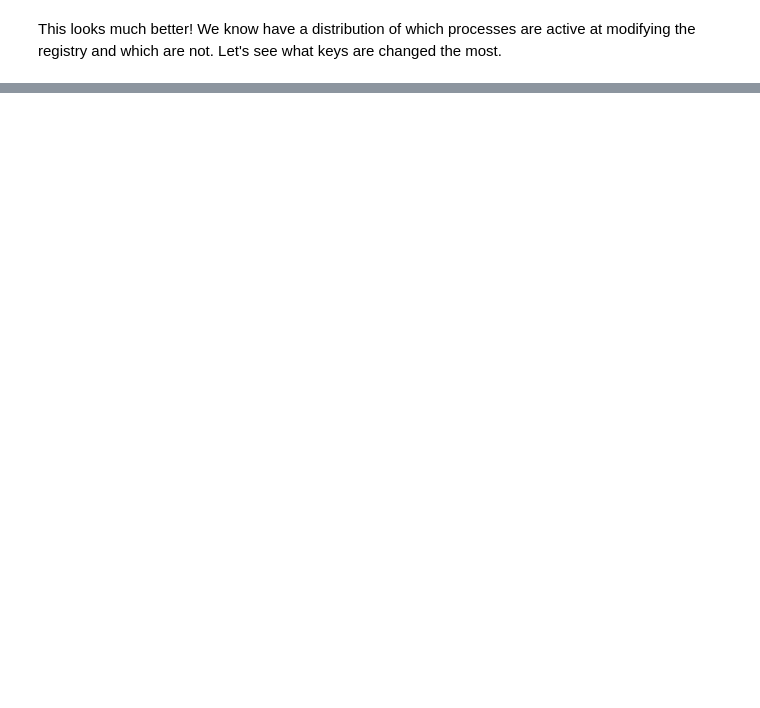
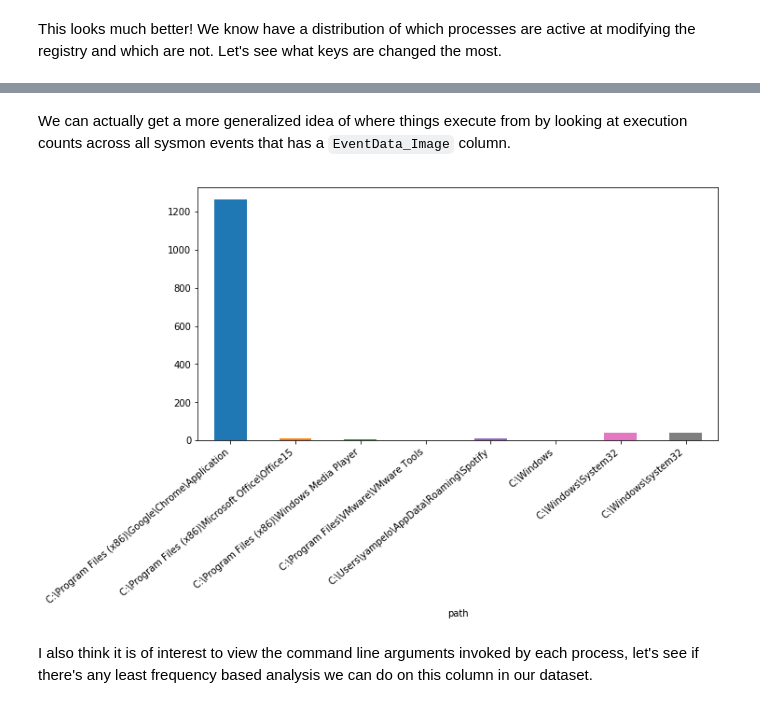
Before and after one commit to ckc5800/detecting_malicious_activity, a Jupyter notebook: ml_csec_applications.ipynb, the cells around one changed output, grey strips where cells are left out. Cells and saved outputs as stored; diff of their text form; code cells hidden in the pictures; blank space fills up the shorter version.

```diff
--- a/ml_csec_applications.ipynb
+++ b/ml_csec_applications.ipynb
@@ -399,0 +485,20 @@ plt.show()
+# %% [markdown]
+We can actually get a more generalized idea of where things execute from by looking at execution counts across all sysmon events that has a `EventData_Image` column.
+# %%
+all_events_processes_by_path = pd.DataFrame()
+all_events_processes_by_path['path'] = baseline['EventData_Image'].apply(
+    lambda x: '\\'.join(x.split("\\")[:-1])
+)
+all_events_processes_by_path['process'] = baseline['EventData_Image'].apply(
+    lambda x: x.split("\\")[-1]
+)
+
+fig, ax = plt.subplots(figsize=(10,5))
+all_events_processes_by_path.groupby(["path"]).size().plot(kind='bar', ax=ax)
+ax.set_xticklabels(ax.get_xticklabels(), rotation=40, ha="right")
+
+plt.show()
+# %% [output]
+[figure, added]
+# %% [markdown]
+I also think it is of interest to view the command line arguments invoked by each process, let's see if there's any least frequency based analysis we can do on this column in our dataset.
```
Also changed, not shown: parts of 31 cells of this notebook, 1 other file.
